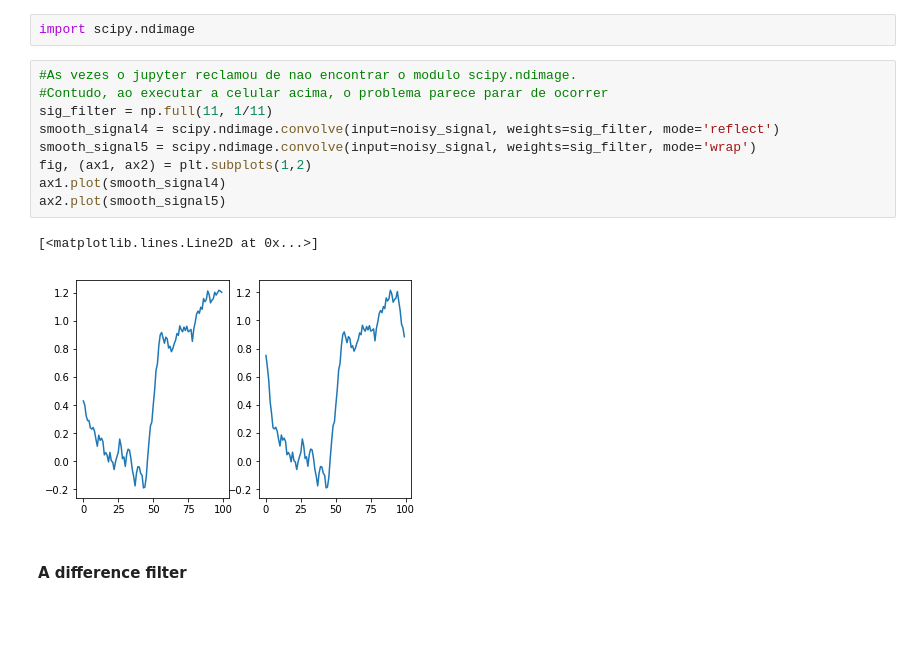
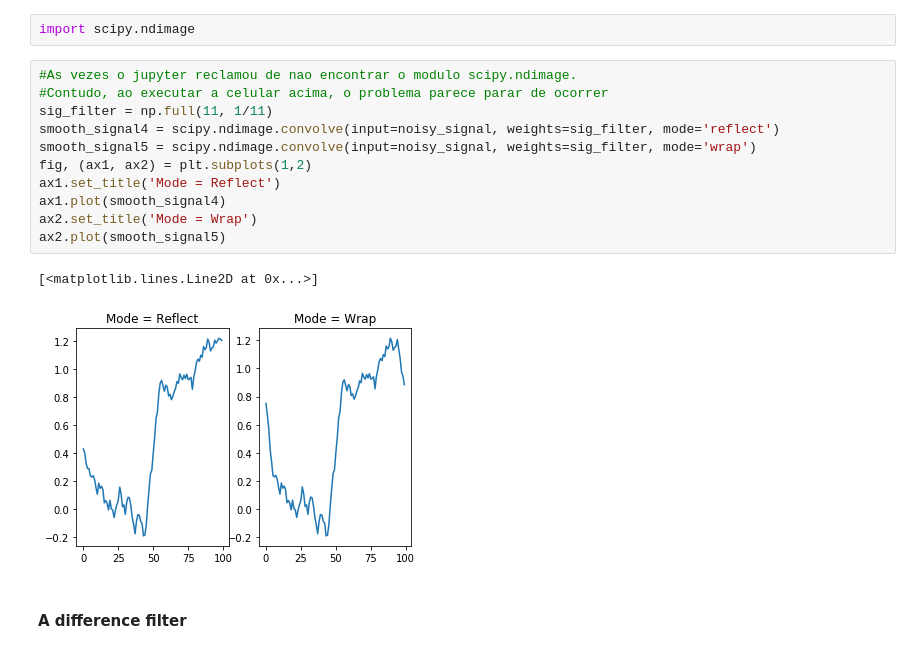
Before and after one commit to guilhermesantos/im_proc, a Jupyter notebook: 1_image_filters.ipynb, the cells around one changed output. Drawn from its saved outputs; the diff is of its cells as text; blank space fills up the shorter version.

```diff
--- a/1_image_filters.ipynb
+++ b/1_image_filters.ipynb
@@ -119,15 +119,17 @@ import scipy.ndimage
 # %%
 #As vezes o jupyter reclamou de nao encontrar o modulo scipy.ndimage.
 #Contudo, ao executar a celular acima, o problema parece parar de ocorrer
 sig_filter = np.full(11, 1/11)
 smooth_signal4 = scipy.ndimage.convolve(input=noisy_signal, weights=sig_filter, mode='reflect')
 smooth_signal5 = scipy.ndimage.convolve(input=noisy_signal, weights=sig_filter, mode='wrap')
 fig, (ax1, ax2) = plt.subplots(1,2)
+ax1.set_title('Mode = Reflect')
 ax1.plot(smooth_signal4)
+ax2.set_title('Mode = Wrap')
 ax2.plot(smooth_signal5)
 # %% [output]
 [<matplotlib.lines.Line2D at 0x...>]
-[figure, old version]
+[figure, new version]
 # %% [markdown]
 #### A difference filter
 # %% [markdown]
```
Also changed, not shown: parts of 7 cells of this notebook, 4 other files.
